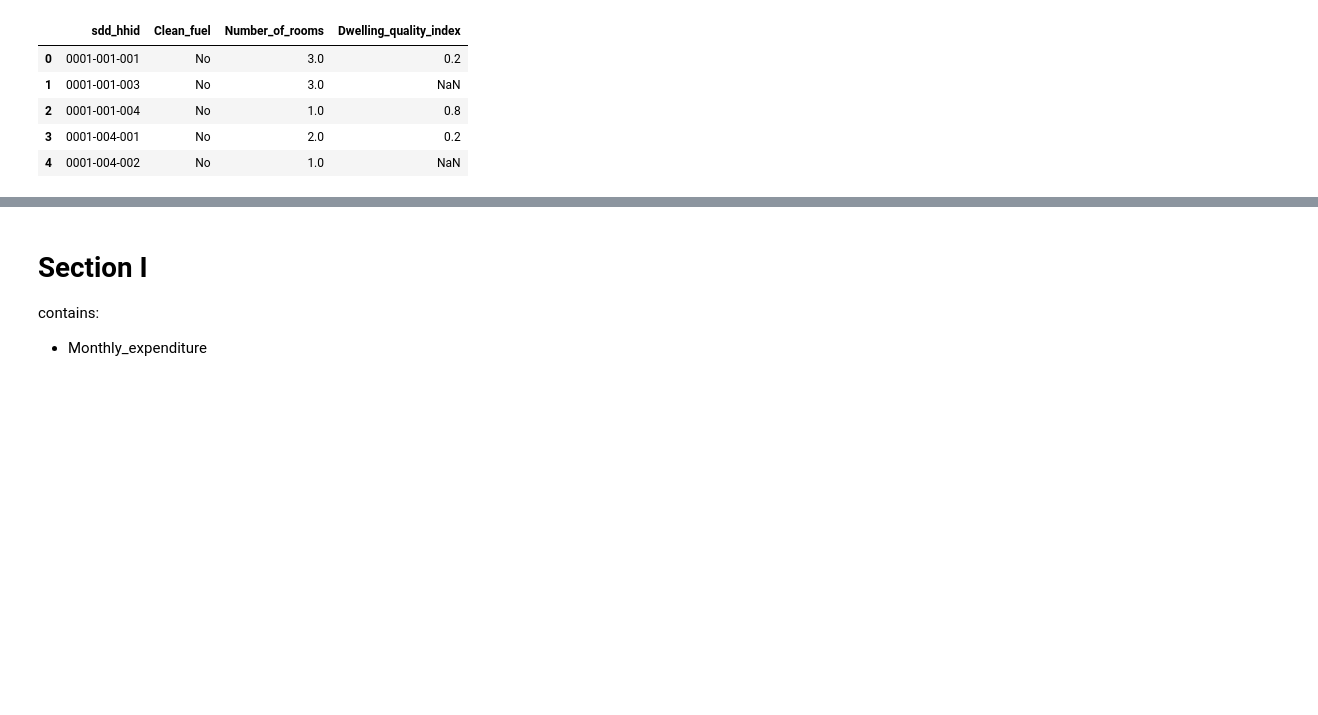
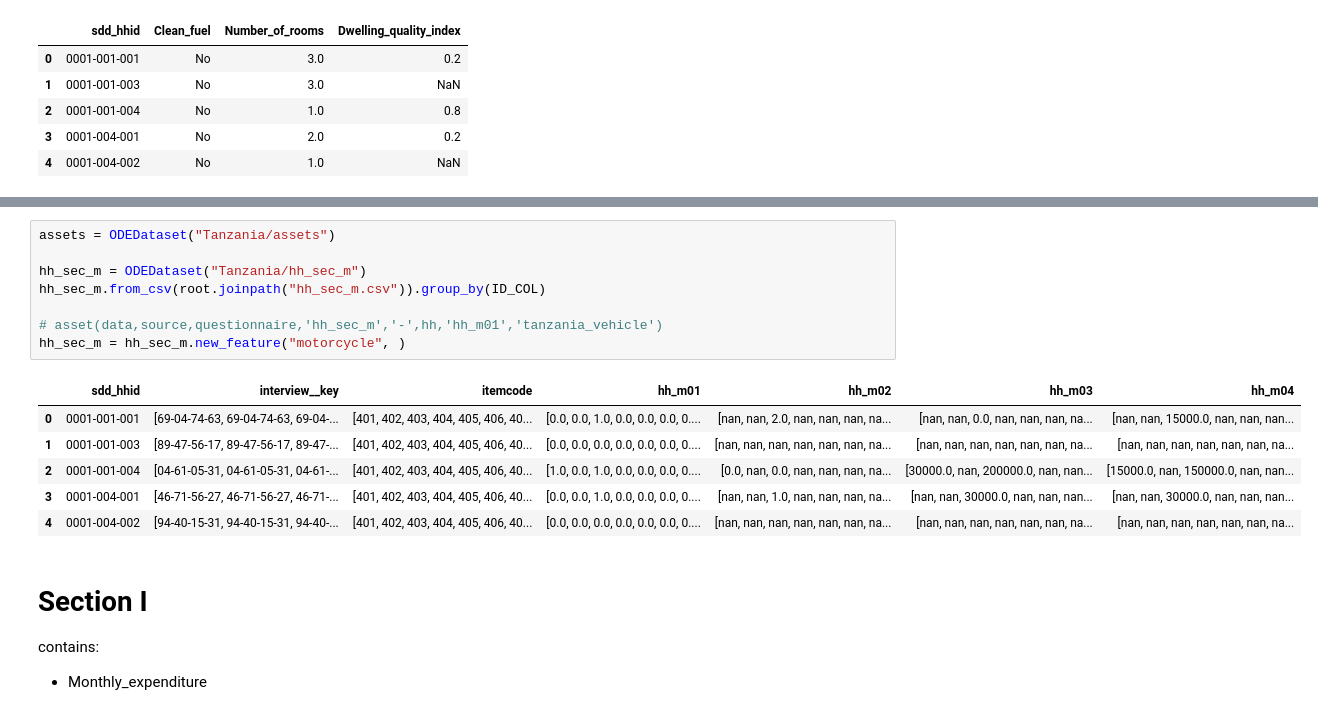
Before and after one commit to SESAM-Polimi/offgrid-demand-estimation, a Jupyter notebook: datasets/LSMS/Tanzania.ipynb, the cells around one changed output, grey strips where cells are left out. Saved outputs shown, nothing was run; the diff lists cells and outputs as text; blank space fills up the shorter version.

```diff
--- a/datasets/LSMS/Tanzania.ipynb
+++ b/datasets/LSMS/Tanzania.ipynb
@@ -557,3 +494,18 @@ express_sections.preview(1000)
+# %%
+assets = ODEDataset("Tanzania/assets")
+
+hh_sec_m = ODEDataset("Tanzania/hh_sec_m")
+hh_sec_m.from_csv(root.joinpath("hh_sec_m.csv")).group_by(ID_COL)
+
+# asset(data,source,questionnaire,'hh_sec_m','-',hh,'hh_m01','tanzania_vehicle')
+hh_sec_m = hh_sec_m.new_feature("motorcycle", )
+# %% [output]
+|  | sdd_hhid | interview__key | itemcode | hh_m01 | hh_m02 | hh_m03 | hh_m04 |
+| 0 | 0001-001-001 | [69-04-74-63, 69-04-74-63, 69-04-... | [401, 402, 403, 404, 405, 406, 40... | [0.0, 0.0, 1.0, 0.0, 0.0, 0.0, 0.... | [nan, nan, 2.0, nan, nan, nan, na... | [nan, nan, 0.0, nan, nan, nan, na... | [nan, nan, 15000.0, nan, nan, nan... |
+| 1 | 0001-001-003 | [89-47-56-17, 89-47-56-17, 89-47-... | [401, 402, 403, 404, 405, 406, 40... | [0.0, 0.0, 0.0, 0.0, 0.0, 0.0, 0.... | [nan, nan, nan, nan, nan, nan, na... | [nan, nan, nan, nan, nan, nan, na... | [nan, nan, nan, nan, nan, nan, na... |
+| 2 | 0001-001-004 | [04-61-05-31, 04-61-05-31, 04-61-... | [401, 402, 403, 404, 405, 406, 40... | [1.0, 0.0, 1.0, 0.0, 0.0, 0.0, 0.... | [0.0, nan, 0.0, nan, nan, nan, na... | [30000.0, nan, 200000.0, nan, nan... | [15000.0, nan, 150000.0, nan, nan... |
+| 3 | 0001-004-001 | [46-71-56-27, 46-71-56-27, 46-71-... | [401, 402, 403, 404, 405, 406, 40... | [0.0, 0.0, 1.0, 0.0, 0.0, 0.0, 0.... | [nan, nan, 1.0, nan, nan, nan, na... | [nan, nan, 30000.0, nan, nan, nan... | [nan, nan, 30000.0, nan, nan, nan... |
+| 4 | 0001-004-002 | [94-40-15-31, 94-40-15-31, 94-40-... | [401, 402, 403, 404, 405, 406, 40... | [0.0, 0.0, 0.0, 0.0, 0.0, 0.0, 0.... | [nan, nan, nan, nan, nan, nan, na... | [nan, nan, nan, nan, nan, nan, na... | [nan, nan, nan, nan, nan, nan, na... |
 # %% [markdown]
 # Section I
 contains:
```
Also changed, not shown: parts of 20 cells of this notebook, 4 other files.
